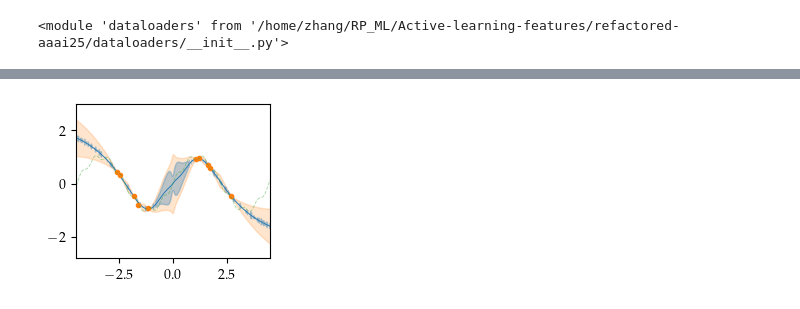
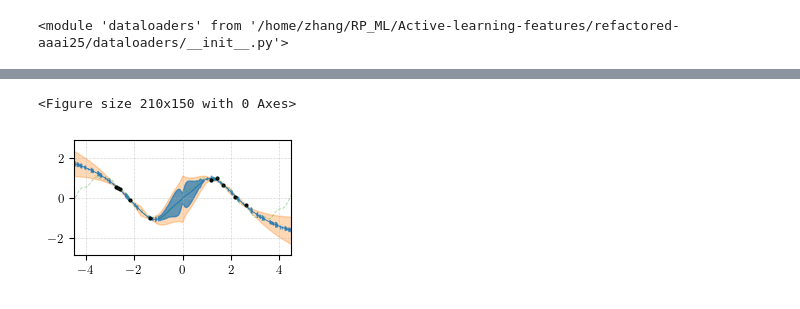
Before and after one commit to betairylia/Active-learning-features, a Jupyter notebook: refactored-aaai25/infwidth.ipynb, the cells around one changed output, grey strips where cells are left out. Saved outputs shown, nothing was run; the diff lists cells and outputs as text; code cells hidden in the pictures.

```diff
--- a/refactored-aaai25/infwidth.ipynb
+++ b/refactored-aaai25/infwidth.ipynb
@@ -92,23 +87,32 @@ UB_mean = Ozz + mean_term
 # %%
 ############################### VISUALIZATION #################################
 plt.style.use('./aaai25.mplstyle')
 plt.tight_layout()
-# plt.figure(figsize = (14, 10))
+# plt.figure(figsize = (3.5, 1.5))
+
+fig, ax = plt.subplots(figsize = (2.8, 1.5))
 
 plt.xlim(-4.5, 4.5)
 
+plt.grid(linestyle = '--', linewidth = 0.5, alpha = 0.5)
+
 # plt.fill_between(x_va[:, 0], ntk_mean - Ozz, ntk_mean + Ozz, alpha = 0.04, color = 'C3', label = "O(z,z)")
 # plt.fill_between(x_va[:, 0], ntk_mean - UB_mean, ntk_mean + UB_mean, alpha = 0.14, color = 'C0', label = "Upper bound (mean)")
-plt.fill_between(x_va[:, 0], ntk_mean - UB, ntk_mean + UB, alpha = 0.2, color = 'C1', label = "Upper bound")
-plt.fill_between(x_va[:, 0], y_lower, y_upper, alpha = 0.3, color = 'C0', label = "Exact trained ensemble")
+plt.fill_between(x_va[:, 0], ntk_mean - UB, ntk_mean + UB, alpha = 0.3, color = 'C1', label = "Upper bound")
+plt.fill_between(x_va[:, 0], y_lower, y_upper, alpha = 0.7, color = 'C0', label = "Exact trained ensemble")
 
 plt.plot(x_va[:, 0], ntk_mean, linewidth=0.65, label = "trained")
-plt.plot(x_tr[:, 0], y_tr[:, 0], 'o', markersize=3, label = "dataset")
-plt.plot(x_va[:, 0], y_va[:, 0], '--', linewidth=0.65, alpha = 0.4, label = "target")
+plt.plot(x_tr[:, 0], y_tr[:, 0], 'o', markersize=2, color='k', label = "dataset")
+plt.plot(x_va[:, 0], y_va[:, 0], '--', linewidth=0.65, alpha = 0.4, color='C2', label = "target")
+
+# ax.text(.1,.88,'\\textbf{a)}',
+#         horizontalalignment='center',
+#         transform=ax.transAxes)
 
 # plt.legend()
 # plt.savefig("test.png", dpi=300)
-plt.savefig("test.pdf", format="pdf")
+plt.savefig("test.pdf", format="pdf", bbox_inches = 'tight')
 # plt.show()
 # %% [output]
+<Figure size 210x150 with 0 Axes>
-[figure, old version]
+[figure, new version]
```
Also changed, not shown: parts of 6 cells of this notebook, 9 other files.
